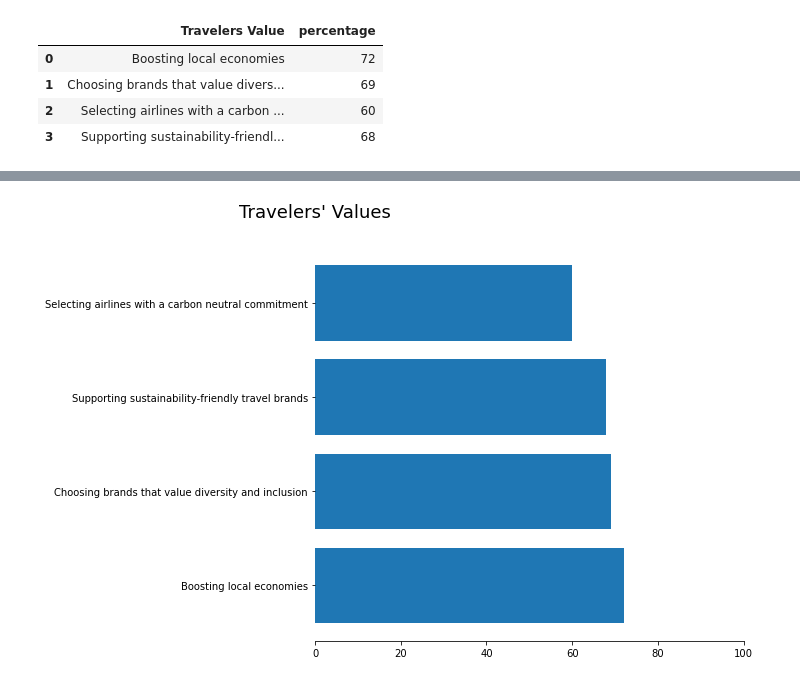
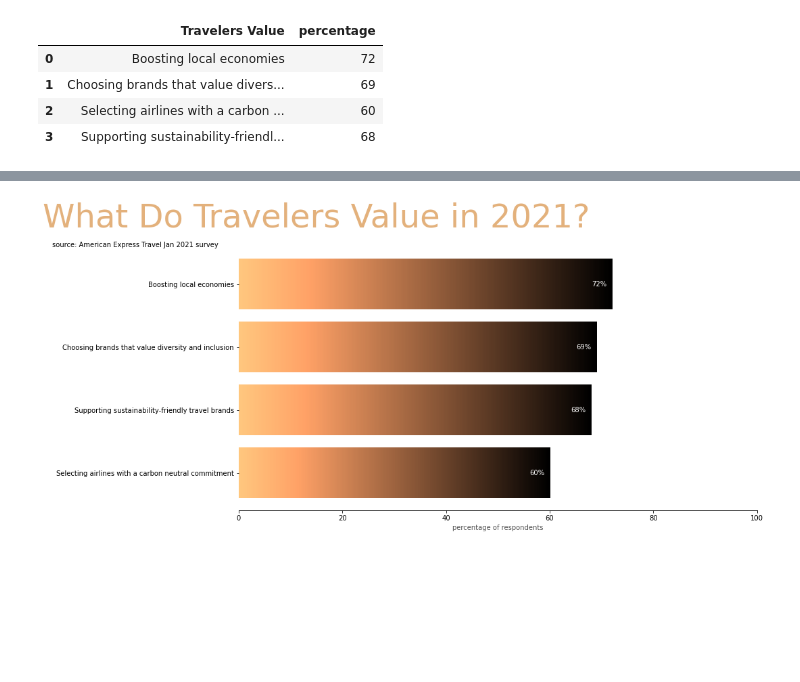
Before and after one commit to LeeProut/travel-trends, a Jupyter notebook: travel-trends.ipynb, the cells around one changed output, grey strips where cells are left out. Saved outputs shown, nothing was run; the diff lists cells and outputs as text; code cells hidden in the pictures; blank space fills up the shorter version.

```diff
--- a/travel-trends.ipynb
+++ b/travel-trends.ipynb
@@ -27,9 +27,10 @@ Lux_set_df
 index = Lux_set_df.index
 values_lux = Lux_set_df['percentage of respondents']
 lux_plot_title = 'Luxury Travel Priorities'
-title_size = 18
+title_size = 48
+title_color = '#e3b17c'
 lux_subtitle = 'source: American Express Travel Jan 2021 survey'
-lux_x_label = 'percentage of respondents who agreed'
+lux_x_label = 'percentage of respondents'
 # %%
 # sort values for plotting
 Lux_set_df.sort_values(by='percentage of respondents', inplace=True, ascending=True)
@@ -125,7 +127,7 @@ sus_df
 | 2 | Selecting airlines with a carbon ... | 60 |
 | 3 | Supporting sustainability-friendl... | 68 |
 # %%
-sus_sort = sus_df.sort_values(by="percentage", ascending=False)
+sus_sort = sus_df.sort_values(by="percentage", ascending=True)
 sustain_df = sus_sort.set_index('Travelers Value')
 sustain_df
 # %% [output]
@@ -139,30 +141,92 @@ sustain_df
 # set variables and plot title and subtitle
 index_sus = sustain_df.index
 values_sus = sus_sort['percentage']
-sus_plot_title = "Travelers' Values"
-title_size = 18
+sus_plot_title = "What Do Travelers Value in 2021?"
+title_size = 48
+title_color = '#e3b17c'
 sus_subtitle = 'source: American Express Travel Jan 2021 survey'
 sus_x_label = 'percentage of respondents who agreed'
 # %%
 # sort values for plotting
-sustain_df.sort_values(by='percentage', inplace=True, ascending=False)
+sustain_df.sort_values(by='percentage', inplace=True, ascending=True)
 
 # create figure
-fig, ax = plt.subplots(figsize=(10,6), facecolor=None)
+fig, ax = plt.subplots(figsize=(12,6), facecolor=None)
+
+#set colormap
+mpl.pyplot.copper()
 
 # remove borders
 ax.spines['top'].set_visible(False)
 ax.spines['right'].set_visible(False)
 ax.spines['left'].set_visible(False)
 
+
 # create bars
-bar_sus = ax.barh(index_sus, values_sus)
+bar = ax.barh(index_sus, values_sus)
 plt.tight_layout()
 # Format ticks
 ax.xaxis.set_major_formatter(mpl.ticker.StrMethodFormatter('{x:,.0f}'))
 ax.set(xlim=[0, 100])
 
 # Set title
-title = plt.title(sus_plot_title, pad=30, fontsize=title_size)
-title.set_position([0, 1])
+title = plt.title(sus_plot_title, pad=30, fontsize=title_size, fontname='Montserrat', color=title_color)
+title.set_position([0.15, 1])
+plt.subplots_adjust(top=0.9, bottom=0.5, left=0.1)
+
+# Adjust subplots
+plt.subplots_adjust(top=1, bottom=0.1)
+# gradient for bars
+def gradientbars(bars):
+    grad = np.atleast_2d(np.linspace(0,1,256))
+    ax = bars[0].axes
+    lim = ax.get_xlim()+ax.get_ylim()
+    for bar in bars:
+        bar.set_zorder(1)
+        bar.set_facecolor('none')
+        x,y = bar.get_xy()
+        w, h = bar.get_width(), bar.get_height()
+        ax.imshow(grad, extent=[x+w, x, y, y+h], aspect='auto', zorder=1)
+    ax.axis(lim)
+gradientbars(bar)
+
+# Set labels
+rects = ax.patches
+# For each bar: place a label
+for rect in rects:
+    # Get X and Y placement of label from rect
+    x_value = rect.get_width()
+    y_value = rect.get_y() + rect.get_height() / 2
+
+    # Number of points between bar and label; change to your liking
+    space = -30
+    # Vertical alignment for positive values
+    ha = 'left'
+
+    # If value of bar is negative: place label left of bar
+    if x_value < 0:
+        # Invert space to place label to the left
+        space *= -1
+        # Horizontally align label at right
+        ha = 'right'
+
+    # Use X value as label and format number with one decimal place
+    label = '{:,.0f}%'.format(x_value)
+
+    # Create annotation
+    plt.annotate(
+        label,                      # Use `label` as label
+        (x_value, y_value),         # Place label at end of the bar
+        xytext=(space, 0),          # Horizontally shift label by `space`
+        textcoords='offset points', # Interpret `xytext` as offset in points
+        va='center',                # Vertically center label
+        ha=ha,                      # Horizontally align label differently for positive and negative values
+        color = 'white')            # Change label color to white
+
+# Set subtitle
+trans = ax.get_xaxis_transform() # x in data untis, y in axes fraction
+ann = ax.annotate(lux_subtitle, xy=(-4,1), xycoords=trans, horizontalalignment='right')
+
+#Set x-label
+ax.set_xlabel(lux_x_label, color='#525252')
 # %% [output]
@@ -169 +234 @@ title.set_position([0, 1])
-[figure, old version]
+[figure, new version]
```
Also changed, not shown: parts of 3 cells of this notebook.
